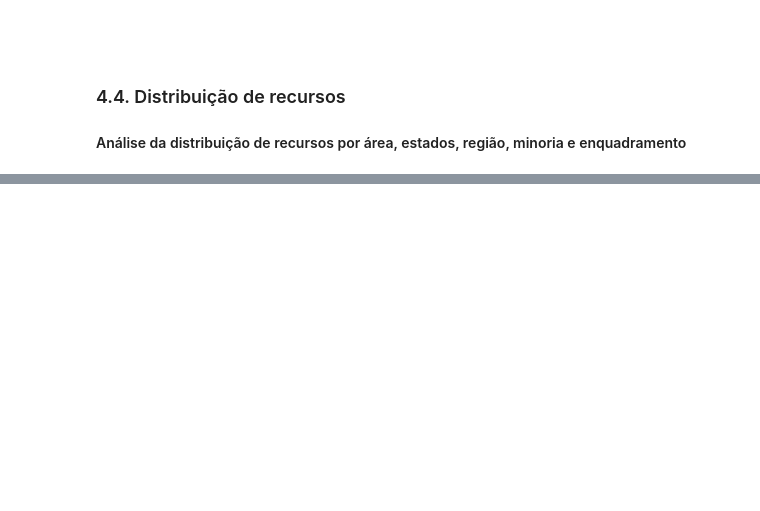
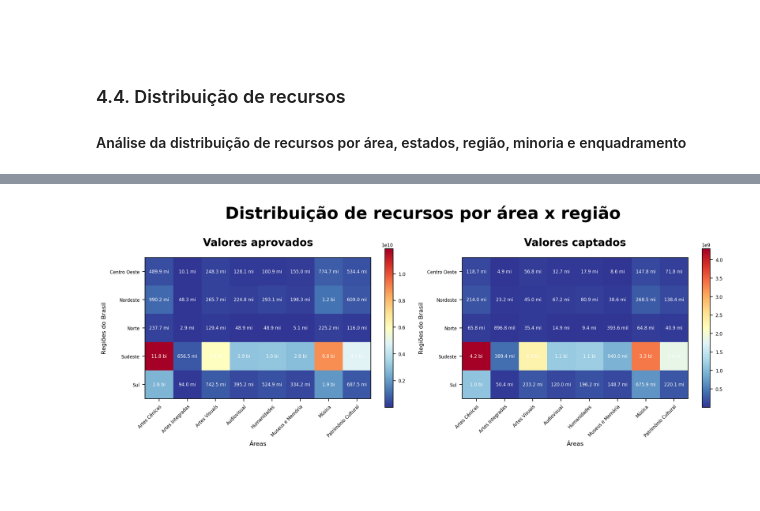
Before and after one commit to lorenaaxbastos/santander-coders-projects, a Jupyter notebook: Unit 2 - Programming Techniques I (PY)/Projeto EDA - Análise do Dataset da Lei Rouanet.ipynb, the cells around one changed output, grey strips where cells are left out. Saved outputs shown, nothing was run; the diff lists cells and outputs as text; code cells hidden in the pictures; blank space fills up the shorter version.

```diff
--- a/Unit 2 - Programming Techniques I (PY)/Projeto EDA - Análise do Dataset da Lei Rouanet.ipynb
+++ b/Unit 2 - Programming Techniques I (PY)/Projeto EDA - Análise do Dataset da Lei Rouanet.ipynb
@@ -1426,0 +1527,8 @@ plt.show()
+# %%
+valor_aprovado_area_por_regiao = df_projetos.groupby(["area", "regiao"])["valor_aprovado"].sum().rename("total")
+valor_aprovado_area_por_regiao = valor_aprovado_area_por_regiao.to_frame().unstack(level="area")["total"]
+
+valor_captado_area_por_regiao = df_projetos.groupby(["area", "regiao"])["valor_captado"].sum().rename("total")
+valor_captado_area_por_regiao = valor_captado_area_por_regiao.to_frame().unstack(level="area")["total"]
+
+display(valor_aprovado_area_por_regiao, valor_captado_area_por_regiao)
@@ -1427,2 +1550,54 @@ plt.show()
+# %%
+plt.rcParams.update({"font.size": 6})
+
+fig, (ax1, ax2) = plt.subplots(nrows=1, ncols=2, figsize=(12, 4), dpi=200)
+
+def heatmap(arr, axs):
+    grafico = axs.imshow(
+        arr.values,
+        cmap="RdYlBu_r",
+    )
+
+    plt.setp(
+        axs.get_xticklabels(),
+        rotation=45,
+        ha="right",
+        rotation_mode="anchor"
+    )
+
+    plt.colorbar(grafico, ax=axs)
+
+    for i in range(len(arr.index)):
+        for j in range(len(arr.columns)):
+            texto = axs.text(
+                j, i,
+                f"{arredondamento_dinheiro(arr.iloc[i, j])}",
+                ha="center",
+                va="center",
+                color="#FFF"
+            )
+
+heatmap(valor_aprovado_area_por_regiao, ax1)
+heatmap(valor_captado_area_por_regiao, ax2)
+
+ax1.set_xticks(np.arange(len(valor_aprovado_area_por_regiao.columns)), labels=valor_aprovado_area_por_regiao.columns)
+ax1.set_yticks(np.arange(len(valor_aprovado_area_por_regiao.index)), labels=valor_aprovado_area_por_regiao.index)
+ax2.set_xticks(np.arange(len(valor_captado_area_por_regiao.columns)), labels=valor_captado_area_por_regiao.columns)
+ax2.set_yticks(np.arange(len(valor_captado_area_por_regiao.index)), labels=valor_captado_area_por_regiao.index)
+
+ax1.set_xlabel("Áreas", fontsize=8)
+ax1.set_ylabel("Regiões do Brasil", fontsize=8)
+ax2.set_xlabel("Áreas", fontsize=8)
+ax2.set_ylabel("Regiões do Brasil", fontsize=8)
+
+fig.suptitle("Distribuição de recursos por área x região", fontsize=22, fontweight=1000, y=1.05)
+ax1.set_title("Valores aprovados", fontsize=14, fontweight=600, y=1.05)
+ax2.set_title("Valores captados", fontsize=14, fontweight=600, y=1.05)
+
+fig.tight_layout()
+plt.savefig(path.abspath("charts/projetos_por_recursos02.png"), bbox_inches="tight")
+plt.show()
+# %% [output]
+[figure, added]
 # %% [markdown]
 #####
```
Also changed, not shown: parts of 11 cells of this notebook.
